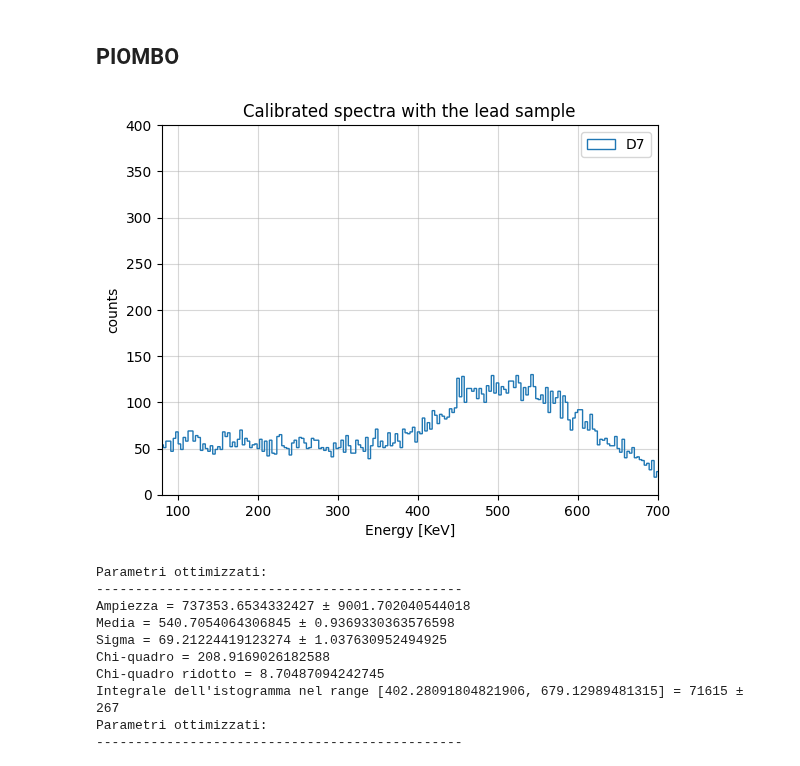
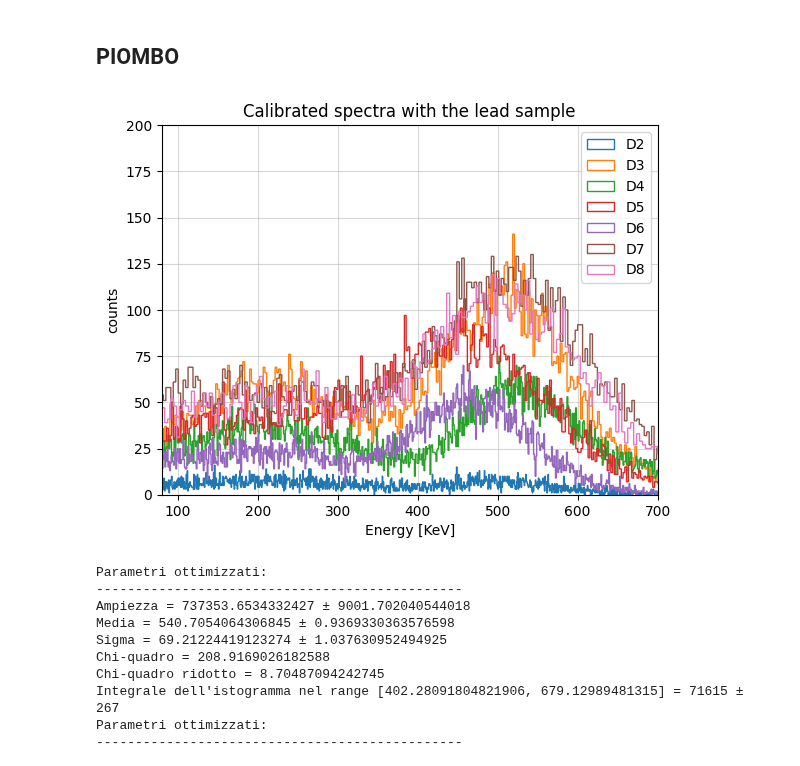
Before and after one commit to b3n3d3tt4/imaging, a Jupyter notebook: analisi.ipynb, the cells around one changed output. Saved outputs shown, nothing was run; the diff lists cells and outputs as text; code cells hidden in the pictures.

```diff
--- a/analisi.ipynb
+++ b/analisi.ipynb
@@ -348,24 +680,24 @@ pb_d8 = np.asarray(piombo_d8['Data_R;1']['Energy'].array())
 pb_d8_calib = pb_d8 * calibrazioneD8[0] + calibrazioneD8[1]
 pb_d8_def = pb_d8_calib[pb_d8_calib != 0]
 # %%
-# plt.hist(pb_d1_def, bins=int(pb_d1.max()), histtype='step', label='D1')
-# plt.hist(pb_d2_def, bins=int(pb_d2.max()), histtype='step', label='D2')
-# plt.hist(pb_d3_def, bins=int(pb_d3.max()), histtype='step', label='D3')
-# plt.hist(pb_d4_def, bins=int(pb_d4.max()), histtype='step', label='D4')
-# plt.hist(pb_d5_def, bins=int(pb_d5.max()), histtype='step', label='D5')
-# plt.hist(pb_d6_def, bins=int(pb_d6.max()), histtype='step', label='D6')
+#plt.hist(pb_d1_def, bins=int(pb_d1.max()), histtype='step', label='D1')
+plt.hist(pb_d2_def, bins=int(pb_d2.max()), histtype='step', label='D2')
+plt.hist(pb_d3_def, bins=int(pb_d3.max()), histtype='step', label='D3')
+plt.hist(pb_d4_def, bins=int(pb_d4.max()), histtype='step', label='D4')
+plt.hist(pb_d5_def, bins=int(pb_d5.max()), histtype='step', label='D5')
+plt.hist(pb_d6_def, bins=int(pb_d6.max()), histtype='step', label='D6')
 plt.hist(pb_d7_def, bins=int(pb_d7.max()), histtype='step', label='D7')
-# plt.hist(pb_d8_def, bins=int(pb_d8.max()), histtype='step', label='D8')
+plt.hist(pb_d8_def, bins=int(pb_d8.max()), histtype='step', label='D8')
 plt.title(r'Calibrated spectra with the lead sample')
 plt.xlabel('Energy [KeV]')
 plt.ylabel('counts')
-plt.ylim(0, 400)
+plt.ylim(0, 200)
 plt.xlim(80, 700)
 plt.grid(alpha=0.5)
 plt.legend()
 plt.show()
 # %% [output]
-[figure, old version]
+[figure, new version]
 # %%
 fit_pb_d1 = bbb.normal(pb_d1_def, xmin=400, xmax=670, x1=0, x2=1000, b=int(pb_d1_def.max()/10), n=k)
 fit_pb_d2 = bbb.normal(pb_d2_def, xmin=380, xmax=600, x1=0, x2=1000, b=int(pb_d2_def.max()/10), n=k)
```
Also changed, not shown: parts of 29 cells of this notebook.
